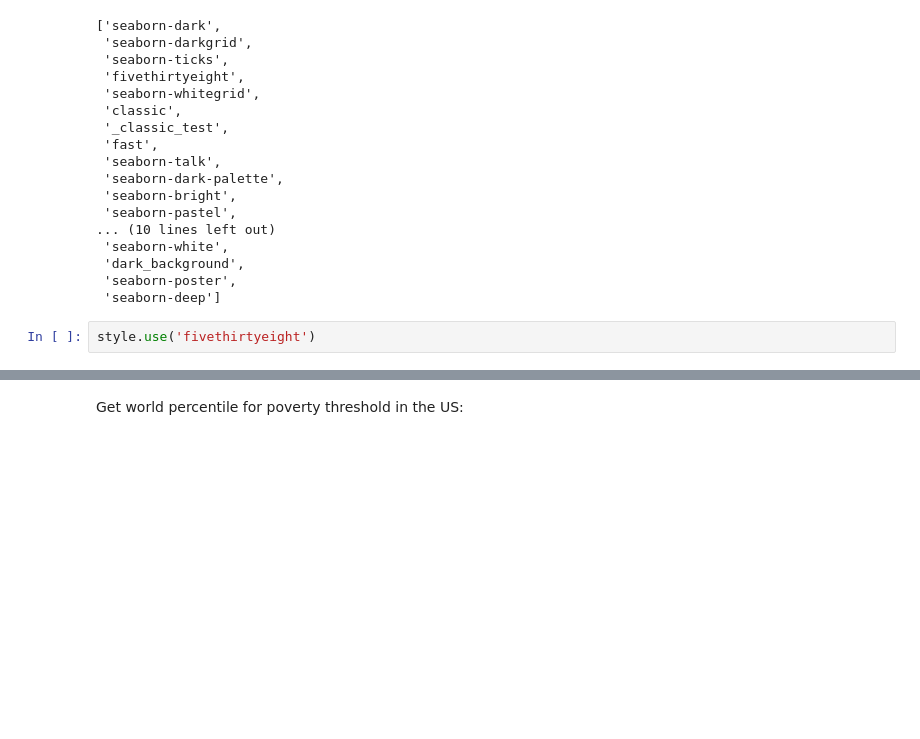
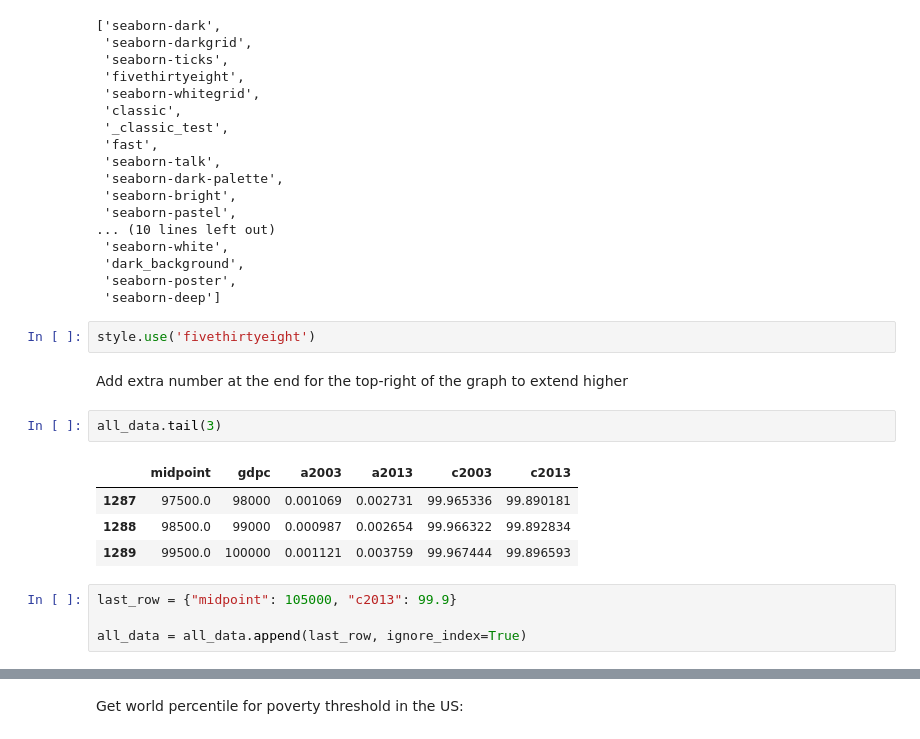
Before and after one commit to whyboris/Global-Income-Distribution, a Jupyter notebook: global_income_distribution.ipynb, the cells around one changed output, grey strips where cells are left out. Cells and saved outputs as stored; diff of their text form; blank space fills up the shorter version.

```diff
--- a/global_income_distribution.ipynb
+++ b/global_income_distribution.ipynb
@@ -268,3 +268,16 @@ style.available
  'seaborn-deep']
 # %%
 style.use('fivethirtyeight')
+# %% [markdown]
+Add extra number at the end for the top-right of the graph to extend higher
+# %%
+all_data.tail(3)
+# %% [output]
+|  | midpoint | gdpc | a2003 | a2013 | c2003 | c2013 |
+| 1287 | 97500.0 | 98000 | 0.001069 | 0.002731 | 99.965336 | 99.890181 |
+| 1288 | 98500.0 | 99000 | 0.000987 | 0.002654 | 99.966322 | 99.892834 |
+| 1289 | 99500.0 | 100000 | 0.001121 | 0.003759 | 99.967444 | 99.896593 |
+# %%
+last_row = {"midpoint": 105000, "c2013": 99.9}
+
+all_data = all_data.append(last_row, ignore_index=True)
```
Also changed, not shown: parts of 2 cells of this notebook.
